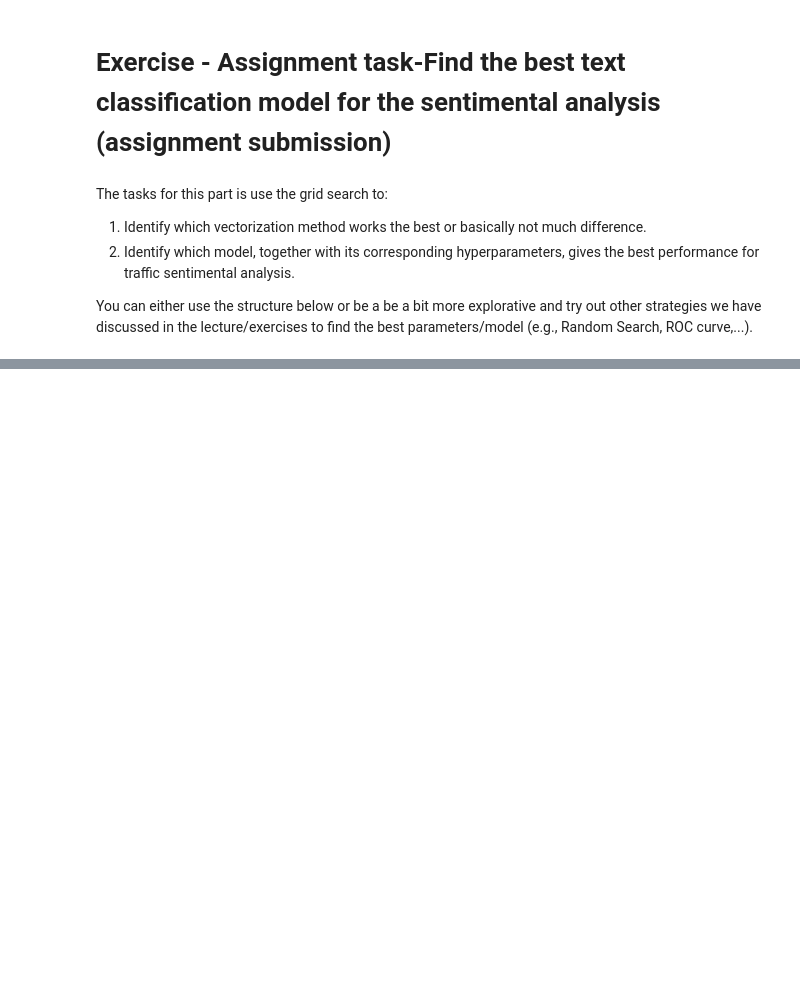
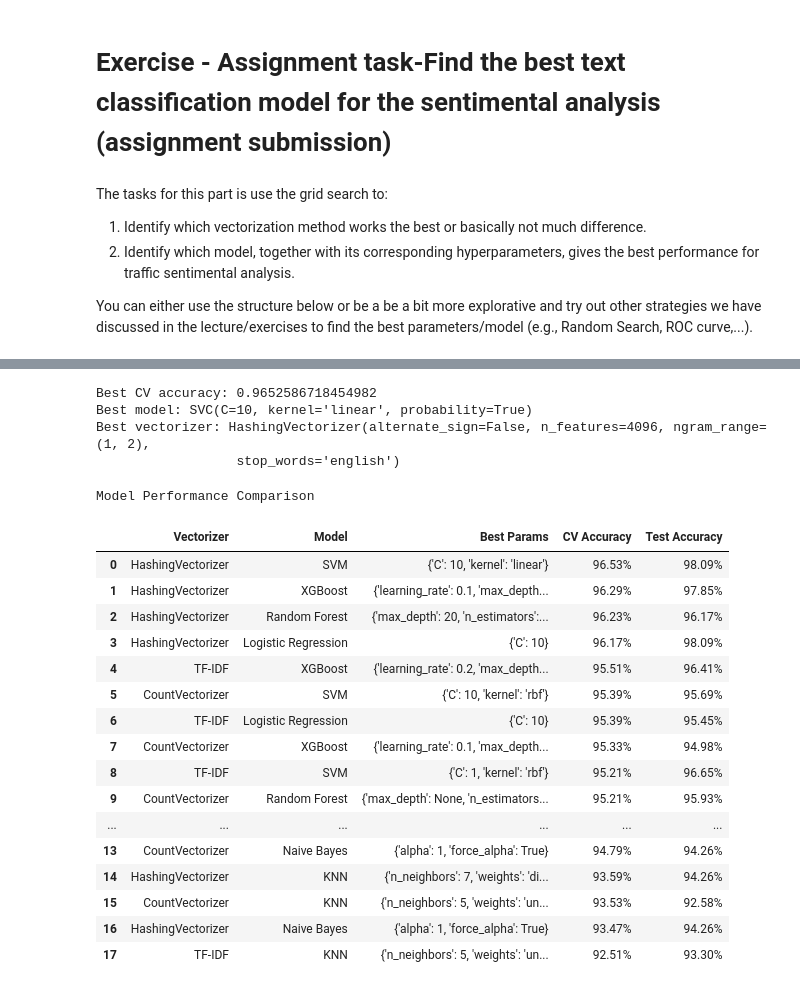
Before and after one commit to felwern/AI_course_exercises, a Jupyter notebook: Exercise_4_Text_classification/Exercise_4_Text_classification.ipynb, the cells around one changed output, grey strips where cells are left out. Saved outputs shown, nothing was run; the diff lists cells and outputs as text; code cells hidden in the pictures; blank space fills up the shorter version.

```diff
--- a/Exercise_4_Text_classification/Exercise_4_Text_classification.ipynb
+++ b/Exercise_4_Text_classification/Exercise_4_Text_classification.ipynb
@@ -791,0 +739,57 @@ The accuracy of the Naive Bayes model is: 0.9401913875598086
+# %%
+print("Best CV accuracy:", best_cv_accuracy)
+print("Best model:", best_model)
+print("Best vectorizer:", best_vectorizer)
+# %% [output]
+Best CV accuracy: 0.9652586718454982
+Best model: SVC(C=10, kernel='linear', probability=True)
+Best vectorizer: HashingVectorizer(alternate_sign=False, n_features=4096, ngram_range=(1, 2),
+                  stop_words='english')
+# %%
+# Sort results by CV Accuracy in descending order
+results_df = results_df.sort_values(
+    'CV Accuracy',
+    ascending=False
+).reset_index(drop=True)
+
+# Style the results table
+results_df.style \
+    .format({
+        'CV Accuracy': '{:.2%}',
+        'Test Accuracy': '{:.2%}'
+    }) \
+    .background_gradient(
+        subset=['CV Accuracy'],
+        cmap='Blues'
+    ) \
+    .set_caption('Model Performance Comparison') \
+    .set_table_styles([
+        {
+            'selector': 'caption',
+            'props': [
+                ('font-size', '18px'),
+                ('font-weight', 'bold'),
+                ('text-align', 'center'),
+                ('padding', '10px 0px')
+            ]
+        }
+    ])
+# %% [output]
+Model Performance Comparison
+|  | Vectorizer | Model | Best Params | CV Accuracy | Test Accuracy |
+| 0 | HashingVectorizer | SVM | {'C': 10, 'kernel': 'linear'} | 96.53% | 98.09% |
+| 1 | HashingVectorizer | XGBoost | {'learning_rate': 0.1, 'max_depth... | 96.29% | 97.85% |
+| 2 | HashingVectorizer | Random Forest | {'max_depth': 20, 'n_estimators':... | 96.23% | 96.17% |
+| 3 | HashingVectorizer | Logistic Regression | {'C': 10} | 96.17% | 98.09% |
+| 4 | TF-IDF | XGBoost | {'learning_rate': 0.2, 'max_depth... | 95.51% | 96.41% |
+| 5 | CountVectorizer | SVM | {'C': 10, 'kernel': 'rbf'} | 95.39% | 95.69% |
+| 6 | TF-IDF | Logistic Regression | {'C': 10} | 95.39% | 95.45% |
+| 7 | CountVectorizer | XGBoost | {'learning_rate': 0.1, 'max_depth... | 95.33% | 94.98% |
+| 8 | TF-IDF | SVM | {'C': 1, 'kernel': 'rbf'} | 95.21% | 96.65% |
+| 9 | CountVectorizer | Random Forest | {'max_depth': None, 'n_estimators... | 95.21% | 95.93% |
+| ... | ... | ... | ... | ... | ... |
+| 13 | CountVectorizer | Naive Bayes | {'alpha': 1, 'force_alpha': True} | 94.79% | 94.26% |
+| 14 | HashingVectorizer | KNN | {'n_neighbors': 7, 'weights': 'di... | 93.59% | 94.26% |
+| 15 | CountVectorizer | KNN | {'n_neighbors': 5, 'weights': 'un... | 93.53% | 92.58% |
+| 16 | HashingVectorizer | Naive Bayes | {'alpha': 1, 'force_alpha': True} | 93.47% | 94.26% |
+| 17 | TF-IDF | KNN | {'n_neighbors': 5, 'weights': 'un... | 92.51% | 93.30% |
```
Also changed, not shown: parts of 8 cells of this notebook.
